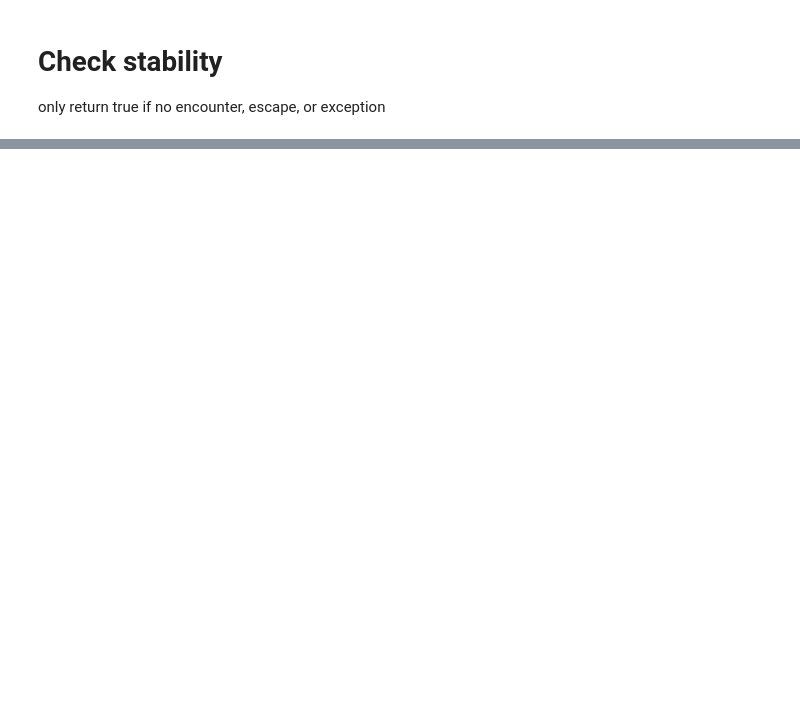
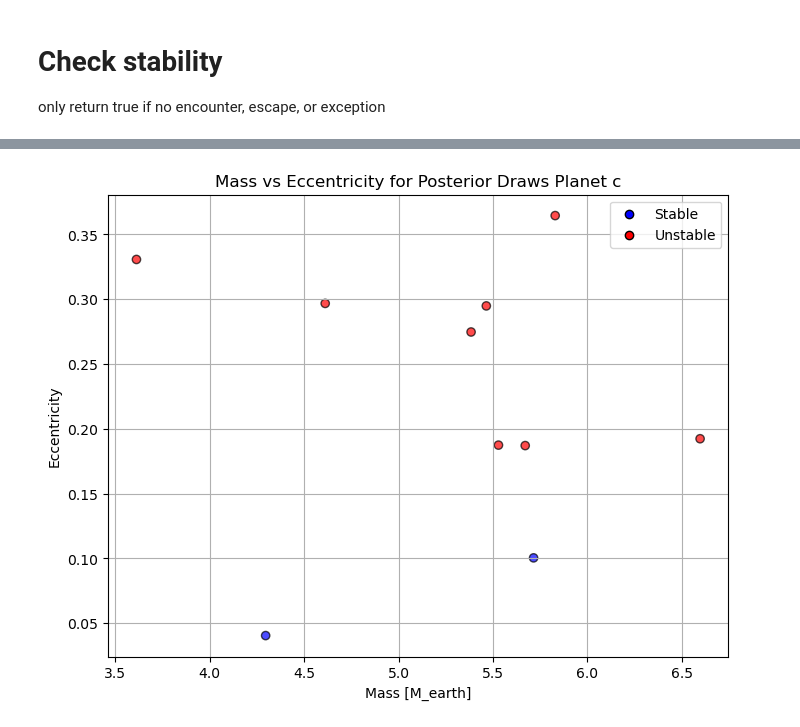
Before and after one commit to pentrican10/tess-resonant-systems, a Jupyter notebook: 7_stability_toi_1339.ipynb, the cells around one changed output, grey strips where cells are left out. Cells and saved outputs as stored; diff of their text form; code cells hidden in the pictures; blank space fills up the shorter version.

```diff
--- a/7_stability_toi_1339.ipynb
+++ b/7_stability_toi_1339.ipynb
@@ -7,3 +8,5 @@ import dill
+# %%
+tess_offset =  2457000
 # %% [markdown]
 # Definitions
 # %%
@@ -43,7 +46,9 @@ def mean_anomaly(t, omega, e, Tc, P):
 # Data
 # %%
 ### get the posterior data
-file_name = '1339_jnkep_fit_1339-2000burn-2000step-emax0.5.pkl'
+# file_name = '1339_jnkep_fit_1339-2000burn-2000step-emax0.5.pkl'
+file_name = '1339_jnkep_nburn-1000_nsteps-1000_hessian_tree-11_accept-95_emax-0.5.pkl'
+
 
 working_dir = os.getcwd()
 data_dir = os.path.join(working_dir, "data")
@@ -76,5 +81,5 @@ Number of divergences: 749
 # %%
-good_chain_idxs = [0,1,2]
+good_chain_idxs = [0,1,2,3,4,5,6,7]
 
 samples_filtered = {
     k: v[good_chain_idxs, ...] for k, v in posterior.items()
@@ -213,0 +333,12 @@ def simulate_draw(i, m_star, a_b, a_c, m_b, m_c, e_b, e_c, inc_b, inc_c,
+# %%
+n_draws = 5  # or whatever number feels fast enough
+N_total = len(P_c)  # assuming all arrays are same length
+
+# Choose `n_draws` unique random indices
+random_indices = np.random.choice(N_total, size=n_draws, replace=False)
+
+# random_indices = [4815, 3739, 445, 5777]
+# random_indices=[1823]
+# random_indices = [1]
+
+print(random_indices)
@@ -243,0 +664,37 @@ Fraction of stable posterior draws: 1.00
+# %%
+# Store planet mass and eccentricity for each draw
+mass_list = []
+ecc_list = []
+color_list = []
+from astropy.constants import M_earth, M_sun
+m_c_earth = m_c / (M_earth / M_sun)
+
+for i_idx, draw in enumerate(draw_idx):
+    # Example: Planet b
+    m_planet = m_c_earth[draw]   # mass
+    e_planet = e_c[draw]   # eccentricity
+
+    mass_list.append(m_planet)
+    ecc_list.append(e_planet)
+
+    # Color by stability
+    if results[i_idx]:
+        color_list.append('blue')   # stable
+    else:
+        color_list.append('red')    # unstable
+
+# Now plot all draws
+plt.figure(figsize=(8,6))
+plt.scatter(mass_list, ecc_list, c=color_list, edgecolor='k', alpha=0.7)
+# Add dummy points for legend
+plt.scatter([], [], c='blue', edgecolor='k', label='Stable')
+plt.scatter([], [], c='red', edgecolor='k', label='Unstable')
+
+plt.xlabel("Mass [M_earth]")  # adjust units to match your data
+plt.ylabel("Eccentricity")
+plt.title("Mass vs Eccentricity for Posterior Draws Planet c")
+plt.legend()
+plt.grid(True)
+plt.show()
+# %% [output]
+[figure, added]
```
Also changed, not shown: parts of 49 cells of this notebook, 51 other files.
